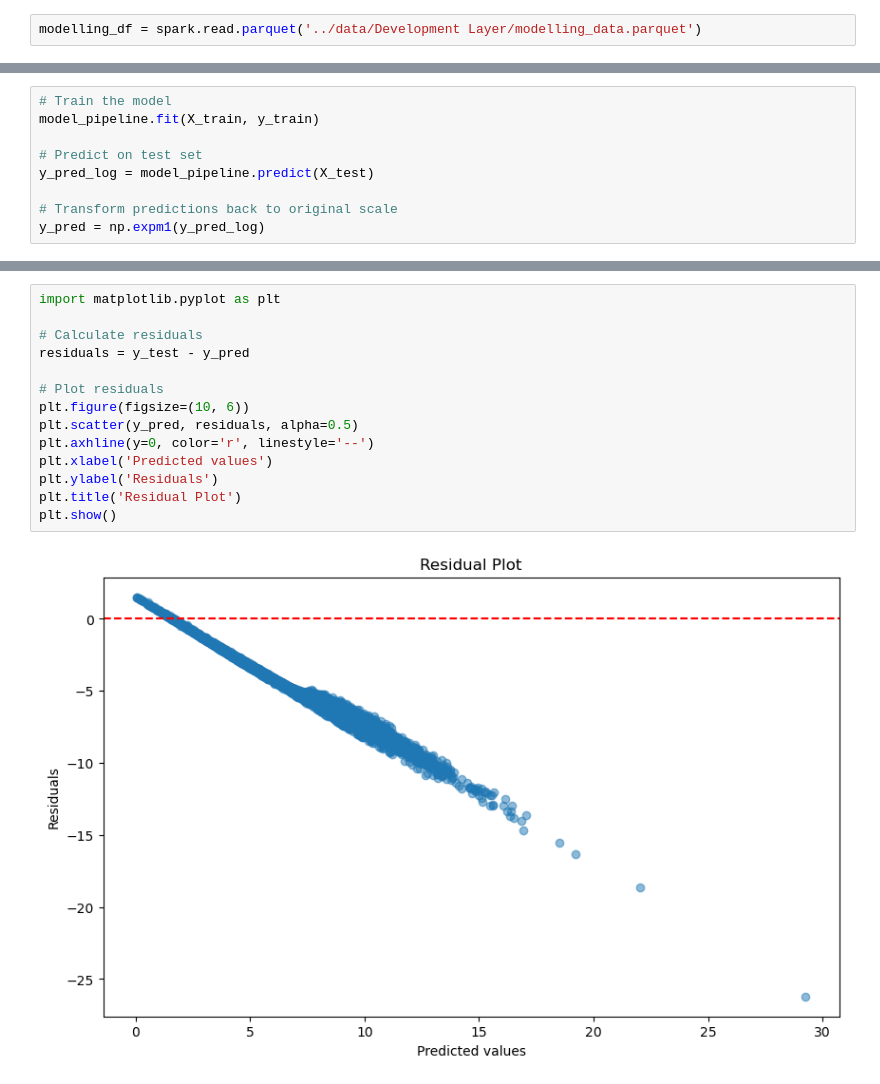
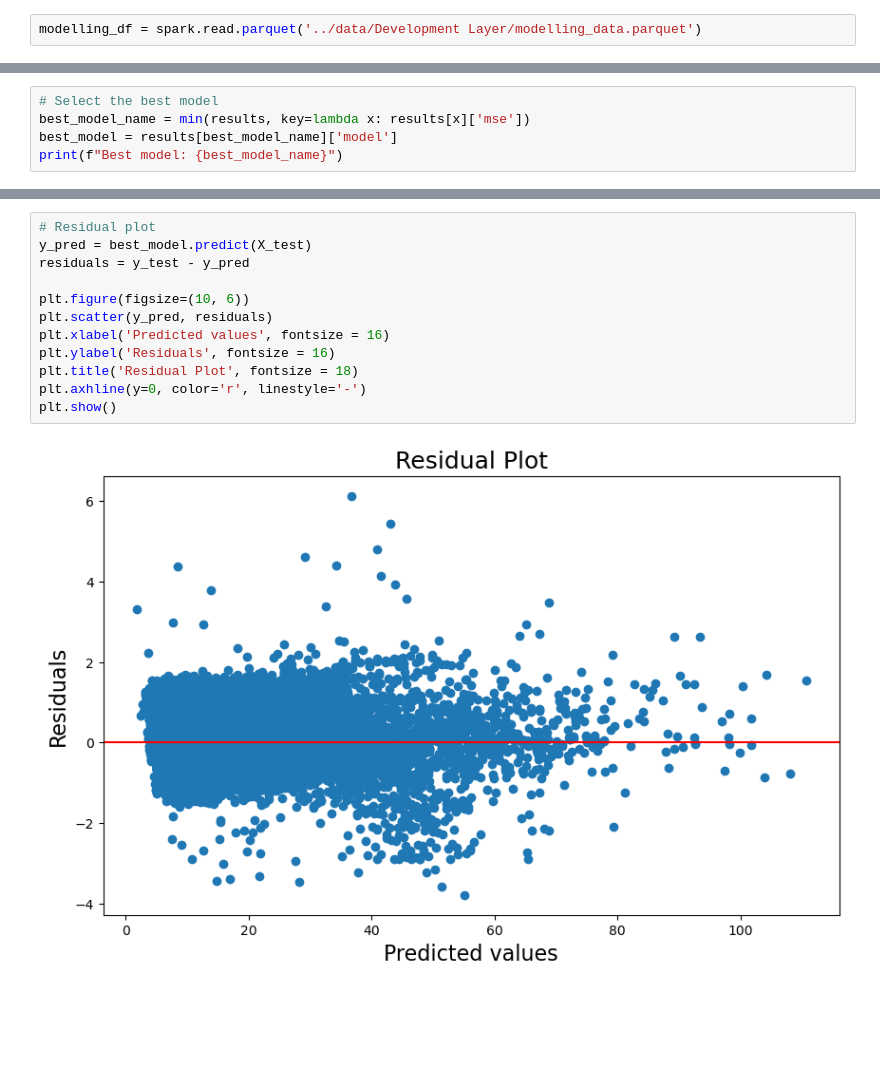
Before and after one commit to jeremlll/ADS-Assignment-1, a Jupyter notebook: notebooks/modelling.ipynb, the cells around one changed output, grey strips where cells are left out. Saved outputs shown, nothing was run; the diff lists cells and outputs as text; blank space fills up the shorter version.

```diff
--- a/notebooks/modelling.ipynb
+++ b/notebooks/modelling.ipynb
@@ -166,9 +94,0 @@ Mean Squared Error from Cross-Validation: 0.03817689765901942
-# %%
-# Train the model
-model_pipeline.fit(X_train, y_train)
-
-# Predict on test set
-y_pred_log = model_pipeline.predict(X_test)
-
-# Transform predictions back to original scale
-y_pred = np.expm1(y_pred_log)
@@ -174,0 +195,5 @@ y_pred = np.expm1(y_pred_log)
+# %%
+# Select the best model
+best_model_name = min(results, key=lambda x: results[x]['mse'])
+best_model = results[best_model_name]['model']
+print(f"Best model: {best_model_name}")
@@ -175,16 +221,14 @@ y_pred = np.expm1(y_pred_log)
 # %%
-import matplotlib.pyplot as plt
-
-# Calculate residuals
+# Residual plot
+y_pred = best_model.predict(X_test)
 residuals = y_test - y_pred
 
-# Plot residuals
 plt.figure(figsize=(10, 6))
-plt.scatter(y_pred, residuals, alpha=0.5)
-plt.axhline(y=0, color='r', linestyle='--')
-plt.xlabel('Predicted values')
-plt.ylabel('Residuals')
-plt.title('Residual Plot')
+plt.scatter(y_pred, residuals)
+plt.xlabel('Predicted values', fontsize = 16)
+plt.ylabel('Residuals', fontsize = 16)
+plt.title('Residual Plot', fontsize = 18)
+plt.axhline(y=0, color='r', linestyle='-')
 plt.show()
 # %% [output]
-[figure, old version]
+[figure, new version]
```
Also changed, not shown: parts of 23 cells of this notebook, 1 other file.
